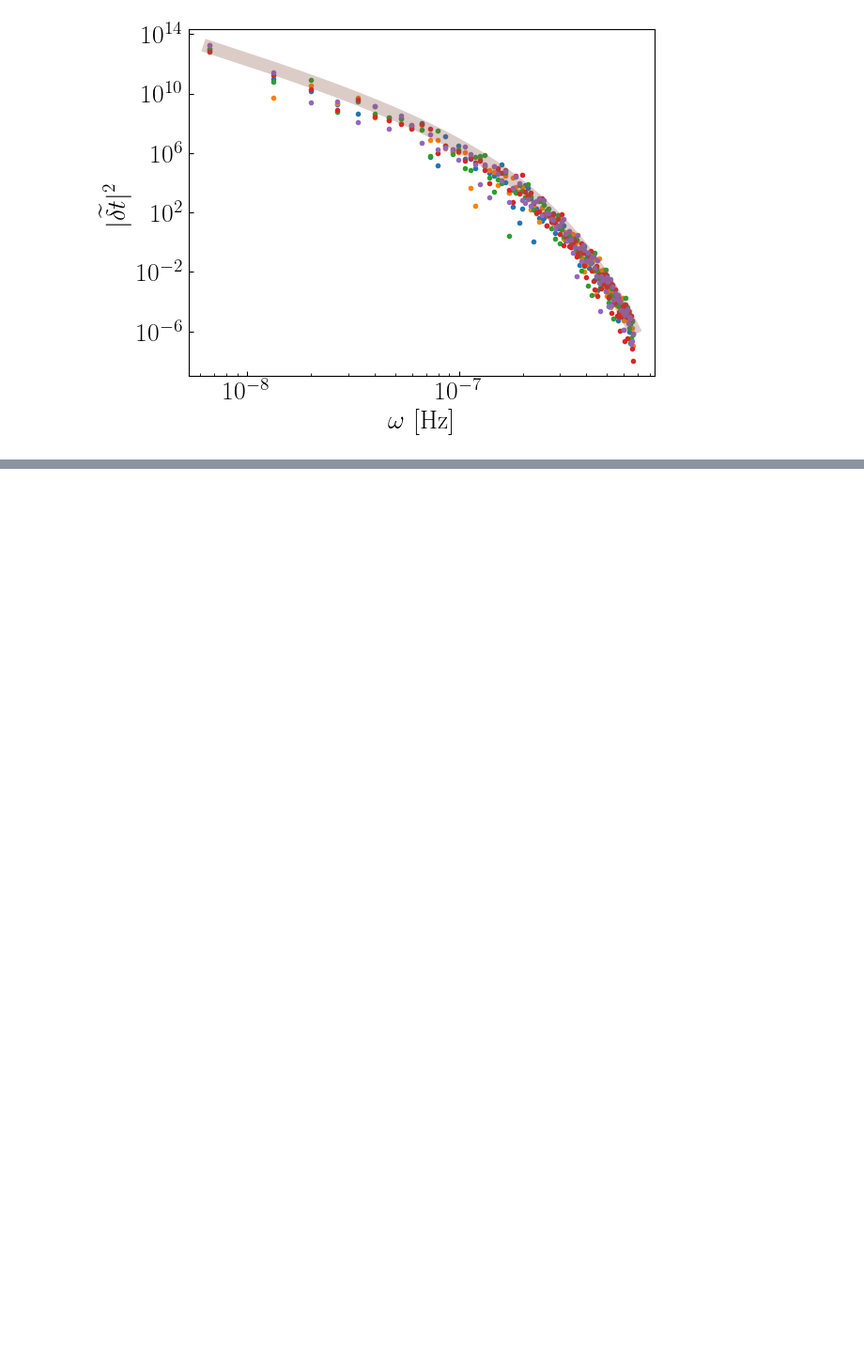
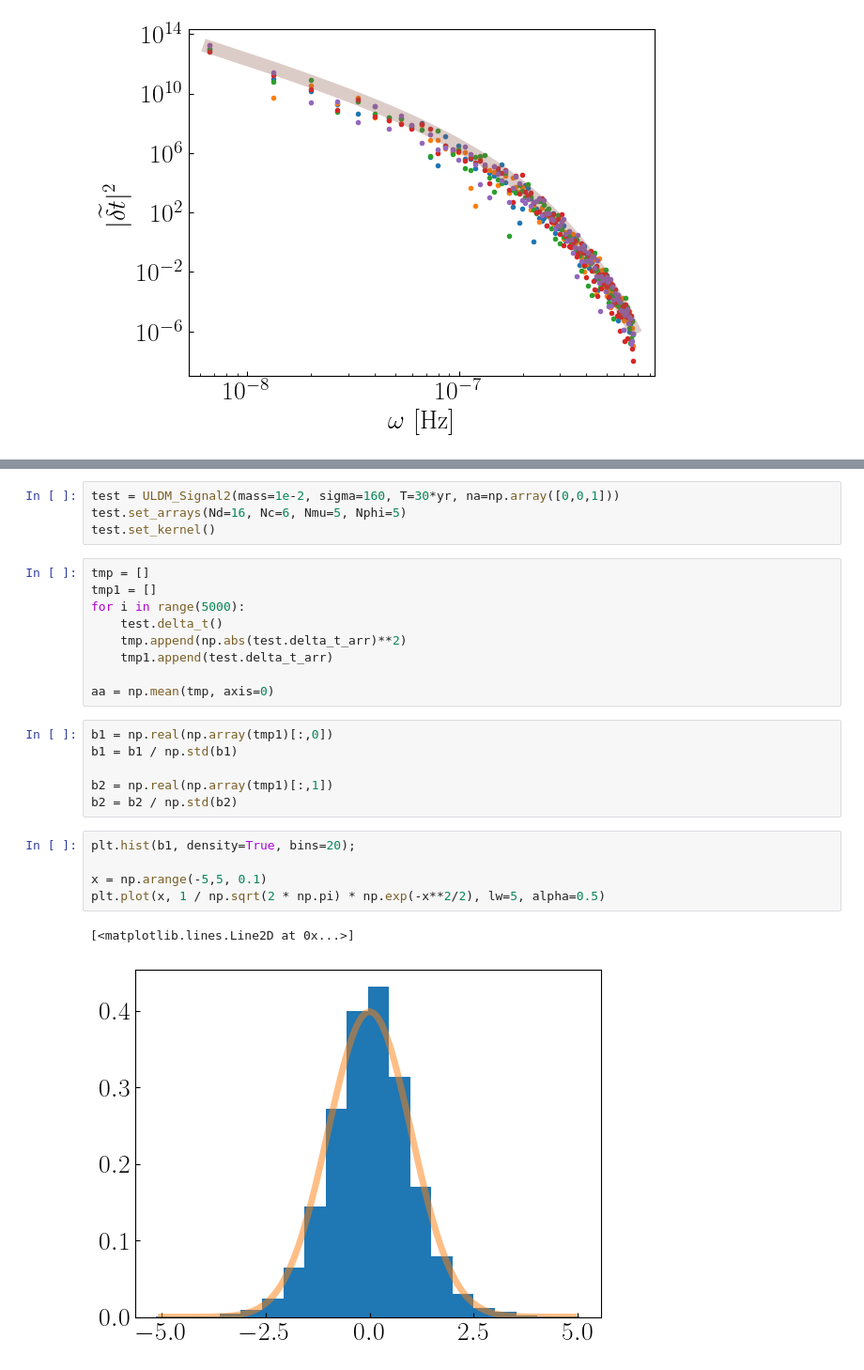
Before and after one commit to hjkim0620/ULDM_PTA_Likelihood, a Jupyter notebook: ULDM_PTA_Likelihood.ipynb, the cells around one changed output, grey strips where cells are left out. Shown: that part at 94% size. Saved outputs shown, nothing was run; the diff lists cells and outputs as text; blank space fills up the shorter version.

```diff
--- a/ULDM_PTA_Likelihood.ipynb
+++ b/ULDM_PTA_Likelihood.ipynb
@@ -169,0 +284,27 @@ def s(w, tau):
+# %%
+test = ULDM_Signal2(mass=1e-2, sigma=160, T=30*yr, na=np.array([0,0,1]))
+test.set_arrays(Nd=16, Nc=6, Nmu=5, Nphi=5)
+test.set_kernel()
+# %%
+tmp = []
+tmp1 = []
+for i in range(5000):
+    test.delta_t()
+    tmp.append(np.abs(test.delta_t_arr)**2)
+    tmp1.append(test.delta_t_arr)
+
+aa = np.mean(tmp, axis=0)
+# %%
+b1 = np.real(np.array(tmp1)[:,0])
+b1 = b1 / np.std(b1)
+
+b2 = np.real(np.array(tmp1)[:,1])
+b2 = b2 / np.std(b2)
+# %%
+plt.hist(b1, density=True, bins=20);
+
+x = np.arange(-5,5, 0.1)
+plt.plot(x, 1 / np.sqrt(2 * np.pi) * np.exp(-x**2/2), lw=5, alpha=0.5)
+# %% [output]
+[<matplotlib.lines.Line2D at 0x...>]
+[figure, added]
```
Also changed, not shown: parts of 18 cells of this notebook.
